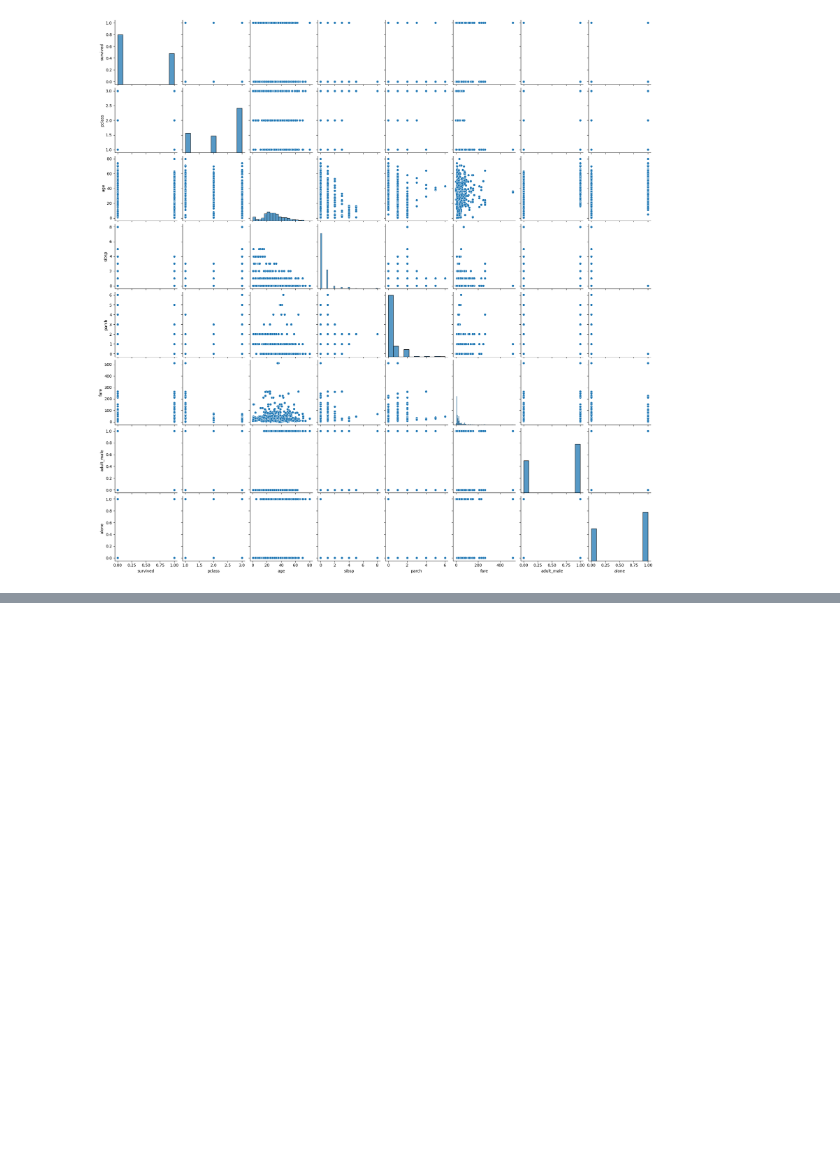
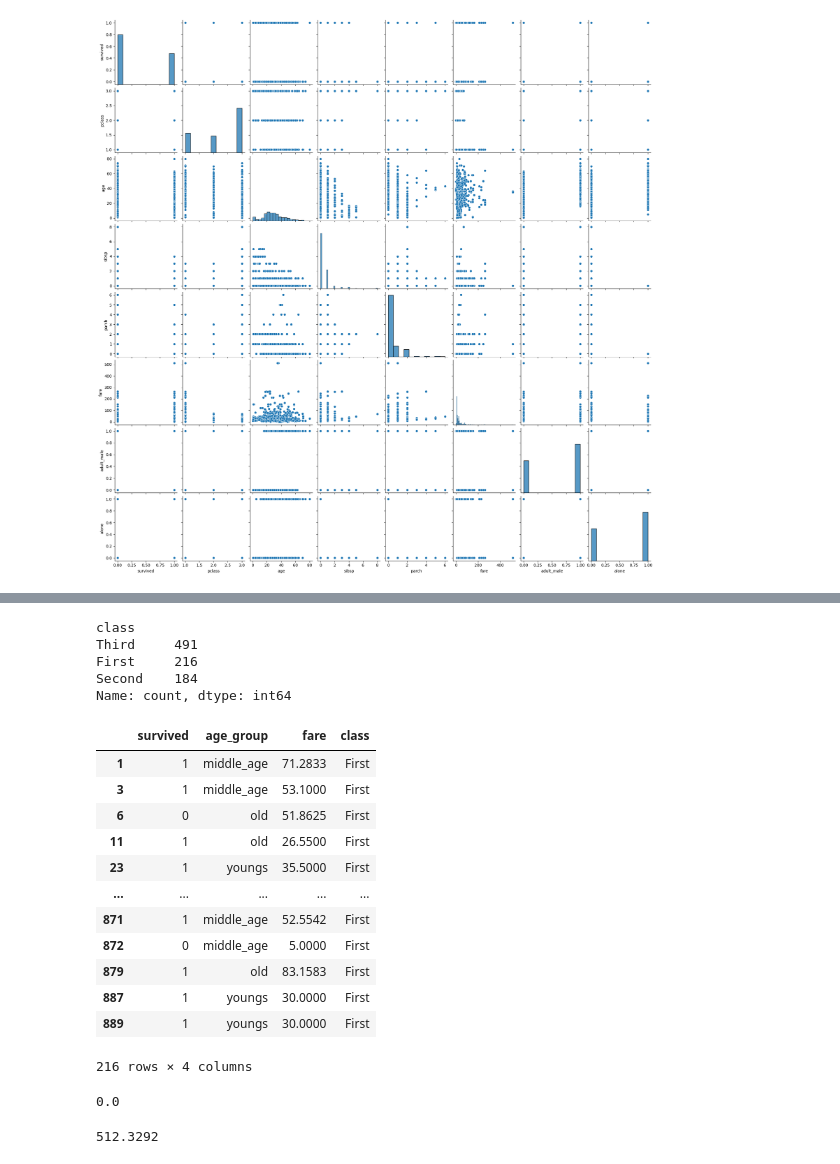
Before and after one commit to Abdul-Qadir3/Python_DataScience, a Jupyter notebook: 02_EDA/01_Pandas_tips_tricks/03_Pandas_tips_Tricks.ipynb, the cells around one changed output, grey strips where cells are left out. Saved outputs shown, nothing was run; the diff lists cells and outputs as text; code cells hidden in the pictures; blank space fills up the shorter version.

```diff
--- a/02_EDA/01_Pandas_tips_tricks/03_Pandas_tips_Tricks.ipynb
+++ b/02_EDA/01_Pandas_tips_tricks/03_Pandas_tips_Tricks.ipynb
@@ -312,0 +497,7 @@ sns.pairplot(df)
+# %%
+bins = [0,1,5,12,18,30,50,80]
+labels = ['infants','toddlers','kids','teens','youngs','middle_age','old']
+#which columns to convert into bins
+
+#now cutting the data
+df['binned_age']=pd.cut(df['age'],bins=bins, labels=labels )# adding new columns
@@ -312,0 +525,3 @@ sns.pairplot(df)
+# %%
+### Renaming a column
+df.rename(columns={"binned_age":"age_group"},inplace=True)
@@ -312,0 +546,3 @@ sns.pairplot(df)
+# %%
+# new dataset
+df_01= df[['survived','age_group','fare','class']]
@@ -312,0 +563,35 @@ sns.pairplot(df)
+# %%
+df['class'].value_counts()
+# %% [output]
+class
+Third     491
+First     216
+Second    184
+Name: count, dtype: int64
+# %%
+#filter data based on rows criteria
+#now filter for 1st class
+df_first=df_01[df_01['class'] == 'First'] #select all the first class
+df_first
+# %% [output]
+|  | survived | age_group | fare | class |
+| 1 | 1 | middle_age | 71.2833 | First |
+| 3 | 1 | middle_age | 53.1000 | First |
+| 6 | 0 | old | 51.8625 | First |
+| 11 | 1 | old | 26.5500 | First |
+| 23 | 1 | youngs | 35.5000 | First |
+| ... | ... | ... | ... | ... |
+| 871 | 1 | middle_age | 52.5542 | First |
+| 872 | 0 | middle_age | 5.0000 | First |
+| 879 | 1 | old | 83.1583 | First |
+| 887 | 1 | youngs | 30.0000 | First |
+| 889 | 1 | youngs | 30.0000 | First |
+216 rows × 4 columns
+# %%
+df['fare'].min()
+# %% [output]
+0.0
+# %%
+df['fare'].max()
+# %% [output]
+512.3292
```
Also changed, not shown: parts of 42 cells of this notebook, 4 other files.
